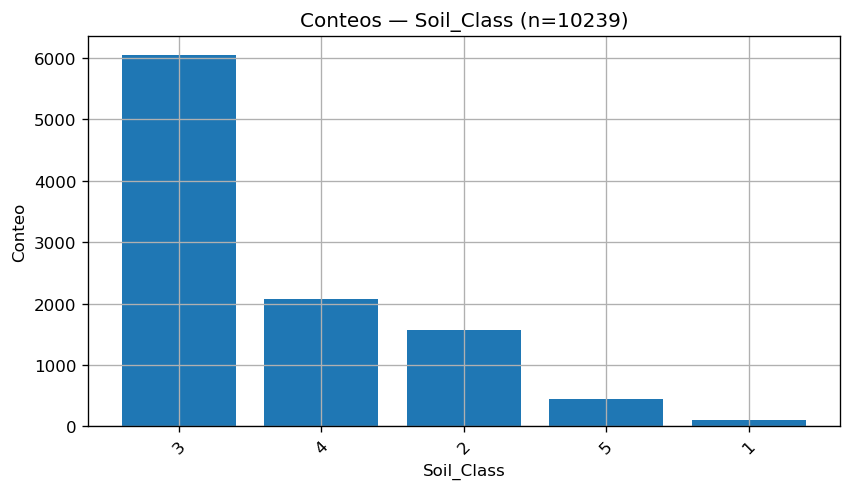
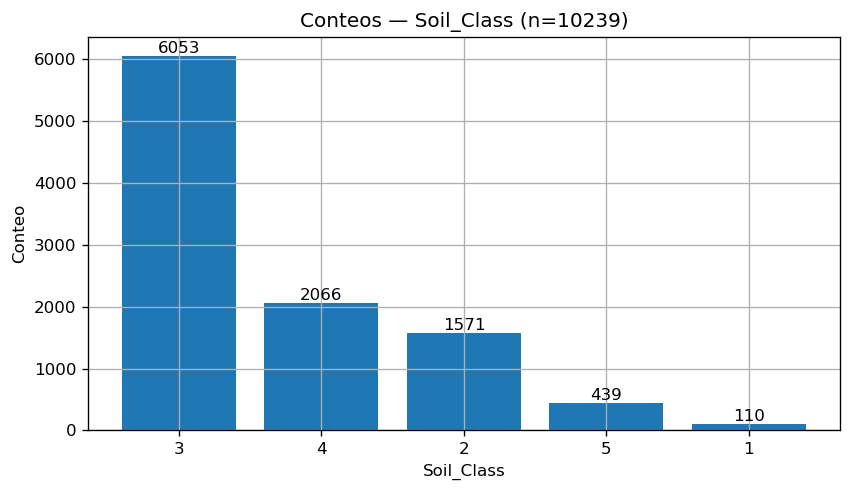
The notebook cell's code change between the first figure and the second:
--- before
+++ after
@@ -1,8 +1,9 @@
 # Conteos
 plt.figure(figsize=(7.2, 4.2), dpi=120)
-plt.bar(counts.index.astype(str), counts.values)
+bars = plt.bar(counts.index.astype(str), counts.values)
+plt.bar_label(bars)
 plt.title(f"Conteos — {col} (n={len(df)})")
 plt.xlabel(col); plt.ylabel("Conteo")
-plt.xticks(rotation=45)
+plt.xticks(rotation=0)
 plt.grid(True); plt.tight_layout()
 plt.show()

Commit: Update documentation